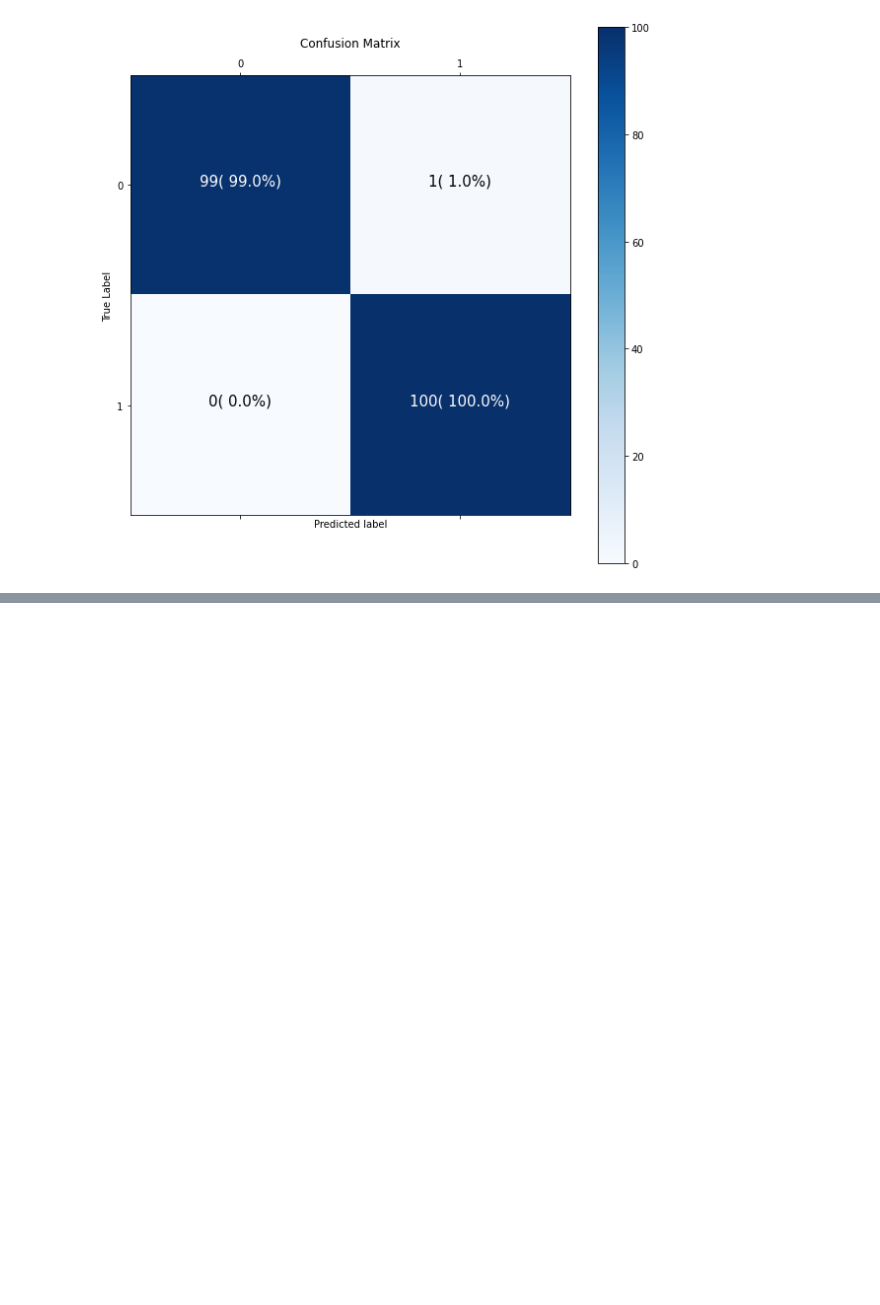
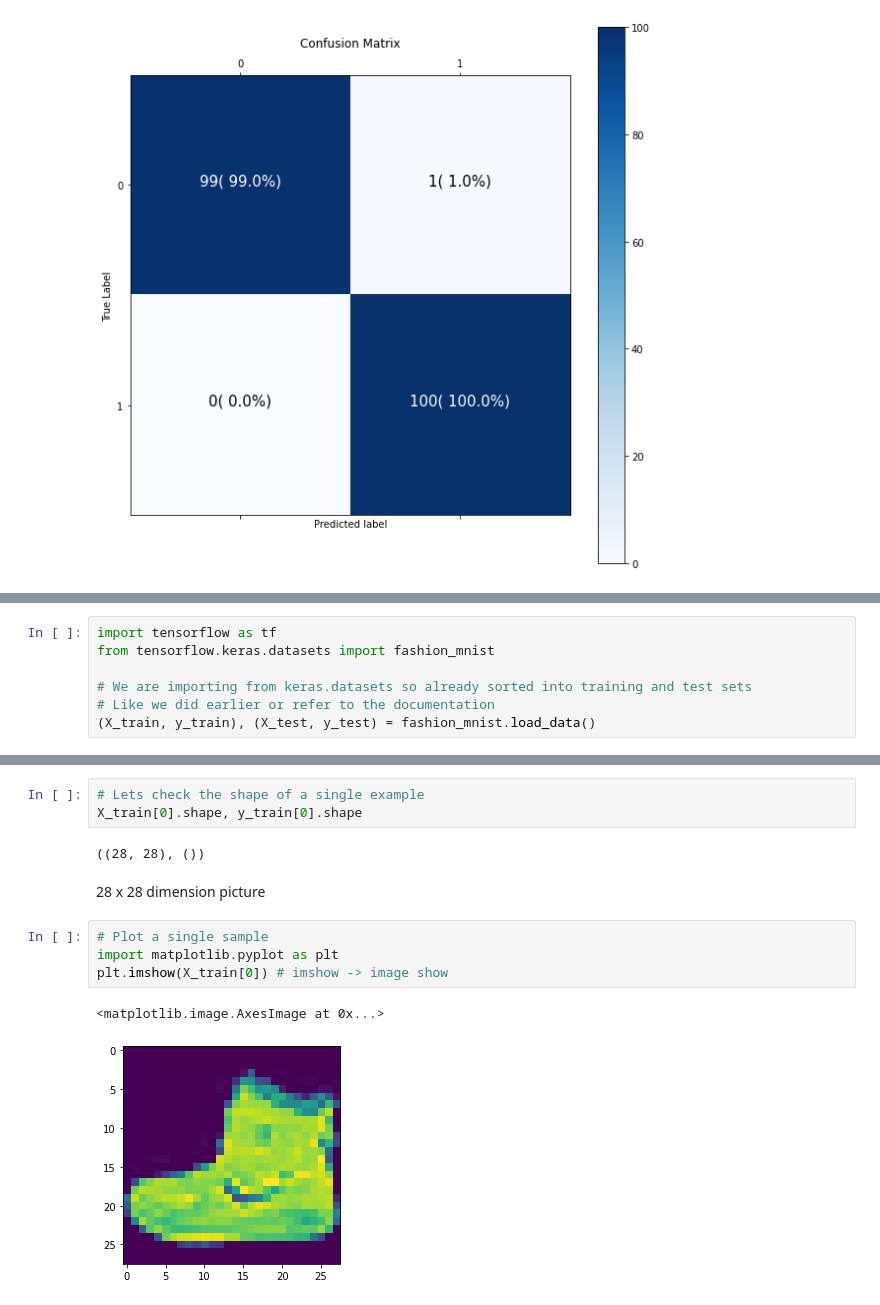
Before and after one commit to Jayveersinh-Raj/Neural_Networks_Classification, a Jupyter notebook: Neural_Networks_Classification_TensorFlow.ipynb, the cells around one changed output, grey strips where cells are left out. Cells and saved outputs as stored; diff of their text form; blank space fills up the shorter version.

```diff
--- a/Neural_Networks_Classification_TensorFlow.ipynb
+++ b/Neural_Networks_Classification_TensorFlow.ipynb
@@ -956,0 +963,7 @@ plot_matrix (y_test, y_pred)
+# %%
+import tensorflow as tf
+from tensorflow.keras.datasets import fashion_mnist
+
+# We are importing from keras.datasets so already sorted into training and test sets
+# Like we did earlier or refer to the documentation
+(X_train, y_train), (X_test, y_test) = fashion_mnist.load_data()
@@ -956,0 +1004,14 @@ plot_matrix (y_test, y_pred)
+# %%
+# Lets check the shape of a single example
+X_train[0].shape, y_train[0].shape
+# %% [output]
+((28, 28), ())
+# %% [markdown]
+28 x 28 dimension picture
+# %%
+# Plot a single sample
+import matplotlib.pyplot as plt
+plt.imshow(X_train[0]) # imshow -> image show
+# %% [output]
+<matplotlib.image.AxesImage at 0x...>
+[figure, added]
```
Also changed, not shown: parts of 23 cells of this notebook.
